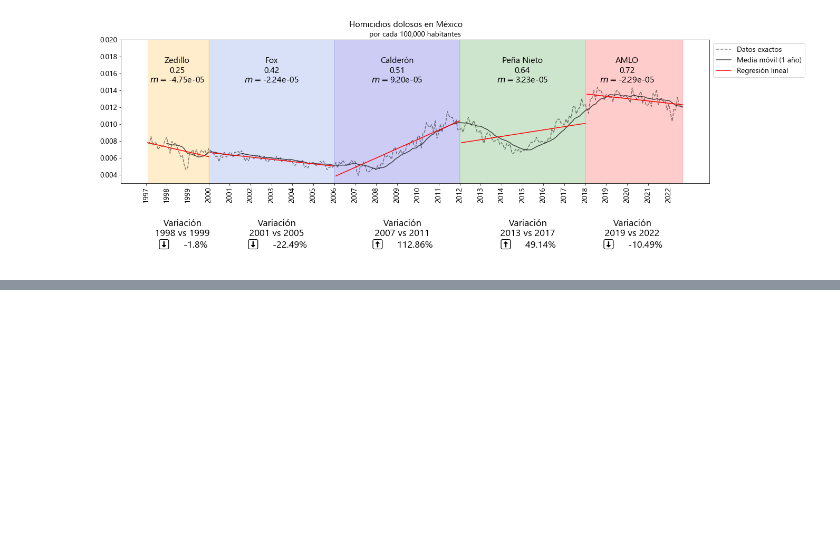
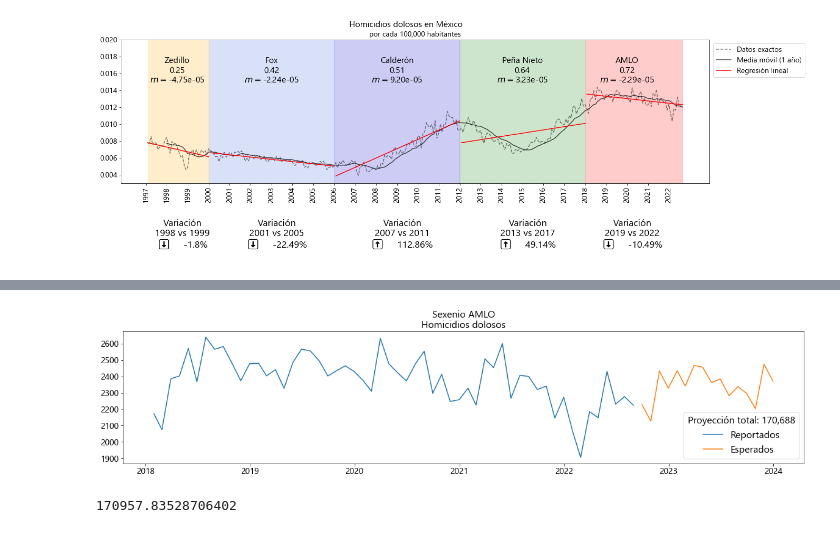
Before and after one commit to albertobenavides/incidencia_delictiva, a Jupyter notebook: analisis.ipynb, the cells around one changed output, grey strips where cells are left out. Saved outputs shown, nothing was run; the diff lists cells and outputs as text; code cells hidden in the pictures; blank space fills up the shorter version.

```diff
--- a/analisis.ipynb
+++ b/analisis.ipynb
@@ -328,0 +368,5 @@ plt.show()
+# %%
+from statsmodels.tsa.ar_model import AutoReg
+model = AutoReg(df_amlo['value'], lags = 4).fit()
+forecasts = model.forecast(16).tolist()
+forecasts
@@ -328,0 +390,4 @@ plt.show()
+# %%
+df_forecast = pd.DataFrame({'date' : forecast_days, 'value' : forecasts})
+df_forecast = df_forecast.set_index('date')
+df_forecast
@@ -328,0 +413,4 @@ plt.show()
+# %%
+#real_forecast = df_amlo.value[-1] + df_forecast.value.cumsum()
+real_forecast = df_forecast.value + df_amlo.seasonal[:16].values
+real_forecast
@@ -328,0 +436,20 @@ plt.show()
+# %%
+fig = plt.figure(figsize=(20, 4))
+# https://stackoverflow.com/a/58276199
+mid = (fig.subplotpars.right + fig.subplotpars.left)/2
+plt.suptitle('Sexenio AMLO',x=mid, y = 1, fontsize = 16)
+plt.title('Homicidios dolosos', fontsize = 16)
+plt.plot(df_amlo.value, label = 'Reportados')
+plt.plot(real_forecast, label = 'Esperados')
+legend = plt.legend(title = 'Proyección total: ' + "{:,}".format(round(df_amlo.value.sum() + real_forecast.sum())), fontsize = 16)
+legend.get_title().set_fontsize('16')
+plt.xticks(fontsize = 14)
+plt.yticks(fontsize = 14)
+plt.savefig('imgs/pronostico.png', bbox_inches = 'tight')
+plt.show()
+# %% [output]
+[figure, added]
+# %%
+df_amlo.value.sum() + real_forecast.sum()
+# %% [output]
+170957.83528706402
```
Also changed, not shown: parts of 15 cells of this notebook, 1 other file.
